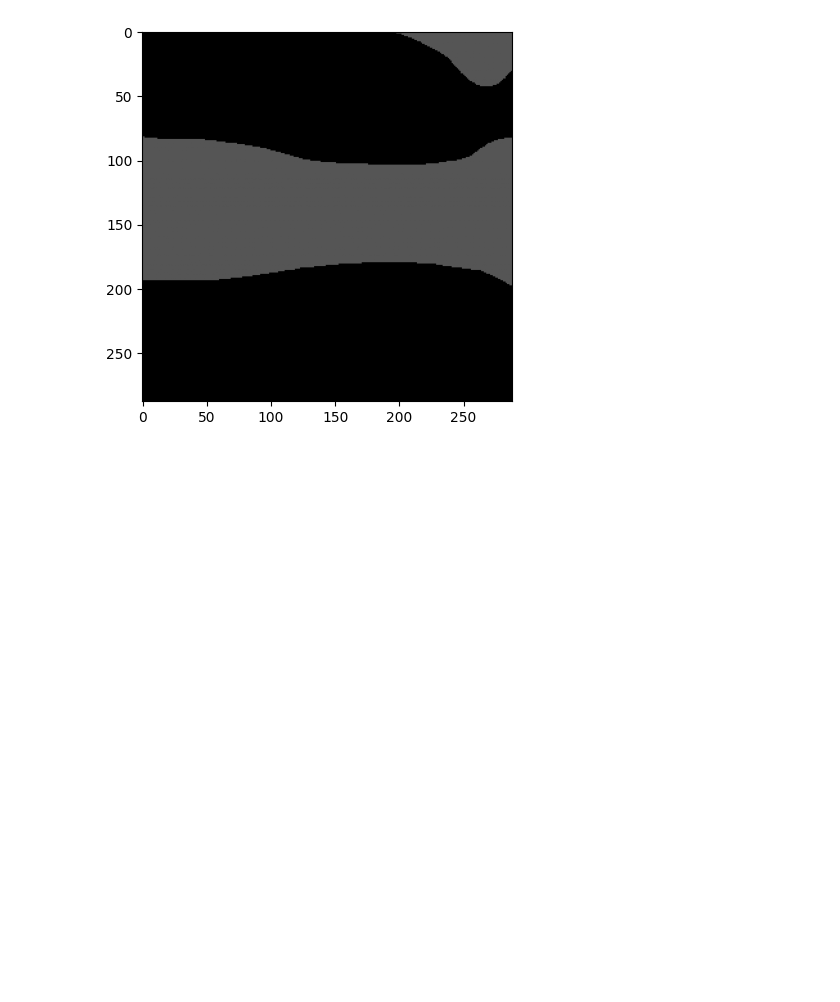
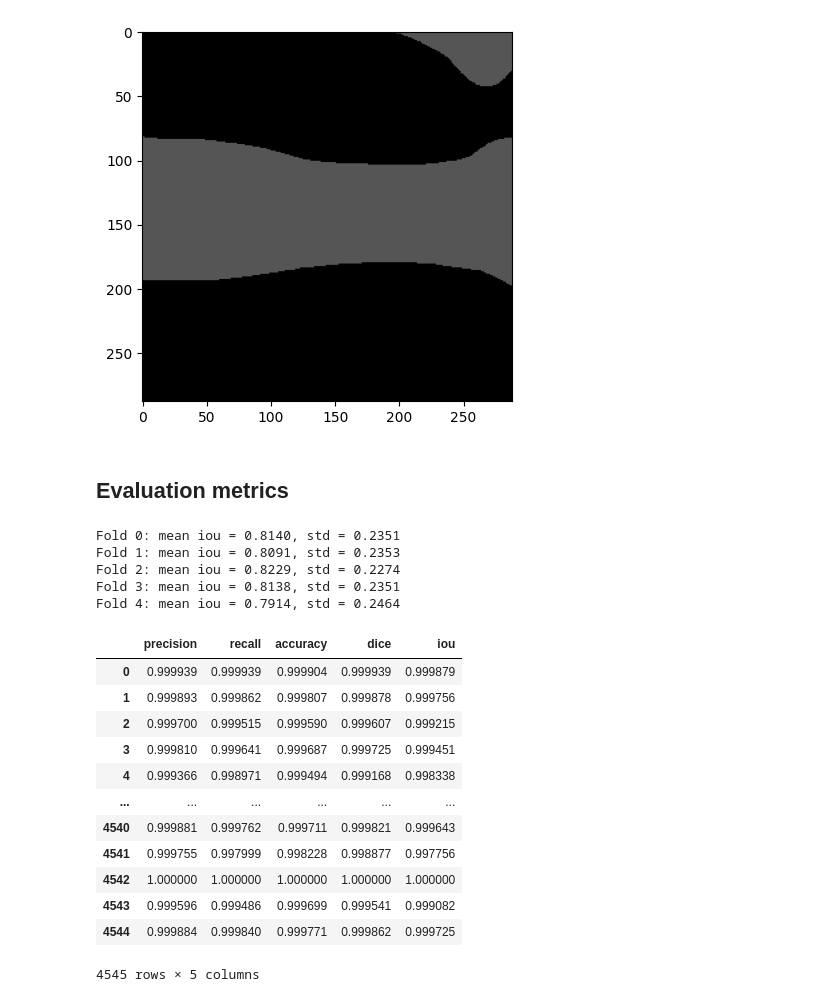
Before and after one commit to TommyGiak/U-2-Net, a Jupyter notebook: utils.ipynb, the cells around one changed output. Cells and saved outputs as stored; diff of their text form; code cells hidden in the pictures; blank space fills up the shorter version.

```diff
--- a/utils.ipynb
+++ b/utils.ipynb
@@ -419,3 +419,47 @@ Clipping input data to the valid range for imshow with RGB data ([0..1] for floa
 [figure]
 [figure]
 [figure]
+# %% [markdown]
+## Evaluation metrics
+# %%
+import os
+
+import numpy as np
+import pandas as pd
+
+metric_folder = 'metrics/'
+metrics = {}
+
+for i in range(5):
+  metrics[i] = pd.read_csv(metric_folder+f'model_real{i}/wound.csv', index_col=0)
+
+
+for k in metrics:
+  # Remove rows where all columns from index 2 onwards are 1
+  mask = ~(metrics[k].iloc[:, 1:].eq(1).all(axis=1))
+  filtered_metrics = metrics[k][mask]
+  mean_precision = filtered_metrics['iou'].mean()
+  std_precision = filtered_metrics['iou'].std()
+  print(f"Fold {k}: mean iou = {mean_precision:.4f}, std = {std_precision:.4f}")
+# %% [output]
+Fold 0: mean iou = 0.8140, std = 0.2351
+Fold 1: mean iou = 0.8091, std = 0.2353
+Fold 2: mean iou = 0.8229, std = 0.2274
+Fold 3: mean iou = 0.8138, std = 0.2351
+Fold 4: mean iou = 0.7914, std = 0.2464
+# %%
+metrics[k].iloc[:, 1:]
+# %% [output]
+|  | precision | recall | accuracy | dice | iou |
+| 0 | 0.999939 | 0.999939 | 0.999904 | 0.999939 | 0.999879 |
+| 1 | 0.999893 | 0.999862 | 0.999807 | 0.999878 | 0.999756 |
+| 2 | 0.999700 | 0.999515 | 0.999590 | 0.999607 | 0.999215 |
+| 3 | 0.999810 | 0.999641 | 0.999687 | 0.999725 | 0.999451 |
+| 4 | 0.999366 | 0.998971 | 0.999494 | 0.999168 | 0.998338 |
+| ... | ... | ... | ... | ... | ... |
+| 4540 | 0.999881 | 0.999762 | 0.999711 | 0.999821 | 0.999643 |
+| 4541 | 0.999755 | 0.997999 | 0.998228 | 0.998877 | 0.997756 |
+| 4542 | 1.000000 | 1.000000 | 1.000000 | 1.000000 | 1.000000 |
+| 4543 | 0.999596 | 0.999486 | 0.999699 | 0.999541 | 0.999082 |
+| 4544 | 0.999884 | 0.999840 | 0.999771 | 0.999862 | 0.999725 |
+4545 rows × 5 columns
```
Also changed, not shown: 2 other files.
